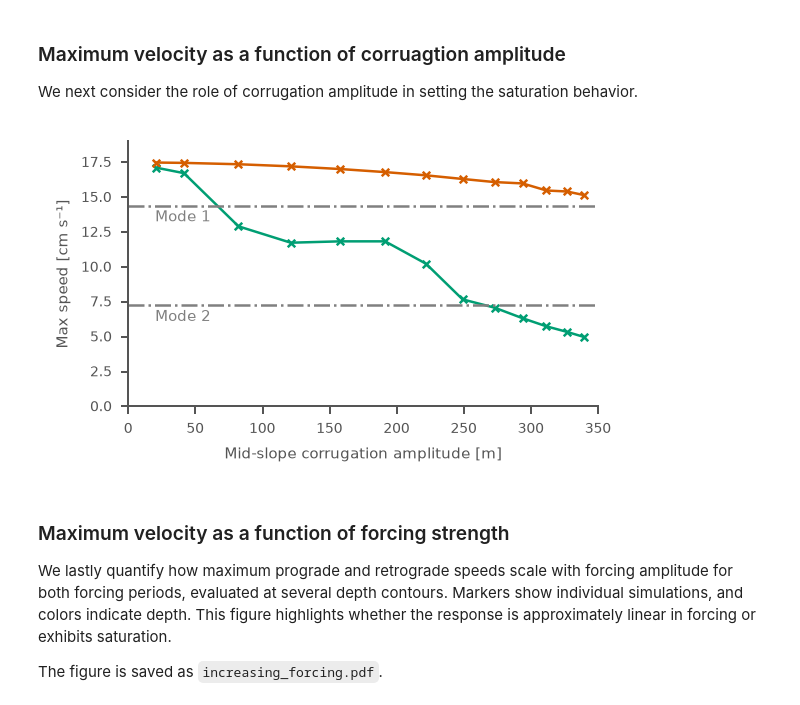
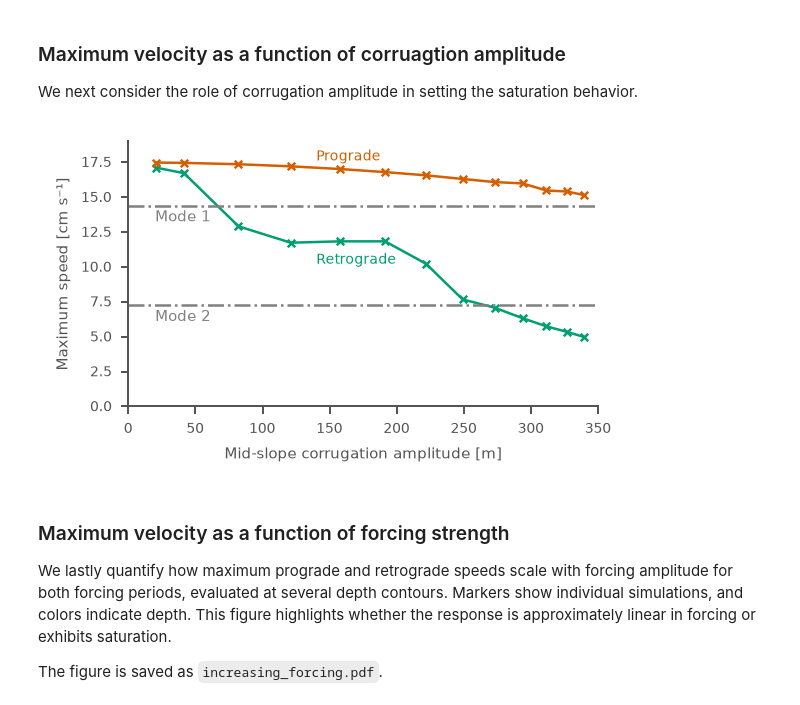
Before and after one commit to alpsjur/temporal-topo-flow, a Jupyter notebook: notebooks/make_figures.ipynb, the cells around one changed output. Saved outputs shown, nothing was run; the diff lists cells and outputs as text; code cells hidden in the pictures.

```diff
--- a/notebooks/make_figures.ipynb
+++ b/notebooks/make_figures.ipynb
@@ -1509,8 +1502,8 @@ cm_a = axd["circ_a"].imshow(
 # Ticks & labels
 axd["circ_a"].set_xticks(np.arange(0, 17, 4))
 axd["circ_a"].set_yticks(np.arange(20, 71, 10))
-axd["circ_a"].set_xlabel("Time [days]", loc="left")
-axd["circ_a"].set_ylabel("y [km]", loc="bottom")
+axd["circ_a"].set_xlabel("Time [days]")
+axd["circ_a"].set_ylabel("y [km]")
 
 # Lines: time-mean (over time) vs Y, and y-mean (over Y) vs time
 for i, term in enumerate(["SS", "BS", "MFC", "TFS"]):
@@ -1558,8 +1551,8 @@ for i, label in enumerate(labels):
     y -= n_lines * line_height + 0.01  # small gap between entries
 
 # Axes labels for side panels
-axd["ymean_a"].set_ylabel("Momentum term [10⁻⁵ m² s⁻²]", loc="top")
-axd["tmean_a"].set_xlabel("Momentum term [10⁻⁵ m² s⁻²]", loc="right")
+axd["ymean_a"].set_ylabel("Momentum term\n[10⁻⁵ m² s⁻²]")
+axd["tmean_a"].set_xlabel("Momentum term\n[10⁻⁵ m² s⁻²]")
 
 
 # --- RIGHT PANEL (cross-slope) -----------------------------------------------------
@@ -1574,7 +1567,7 @@ cm_b = axd["circ_b"].imshow(
 
 axd["circ_b"].set_xticks(np.arange(0, 17, 4))
 axd["circ_b"].set_yticks(np.arange(20, 71, 10))
-axd["circ_b"].set_xlabel("Time [days]", loc="left")
+axd["circ_b"].set_xlabel("Time [days]")
 
 for i, term in enumerate(["SS", "BS", "MFC", "TFS"]):
     if i>1:
@@ -1601,10 +1594,10 @@ cbar = plt.colorbar(cm_a, cax=cax, orientation="vertical")
 cbar.ax.tick_params(direction="in")
 cbar.outline.set_visible(False)
 cbar.ax.yaxis.set_ticks_position("left")
-cax.set_title("Circulation\n[cm s⁻¹]", fontsize=6, loc="right")
+cax.set_title("Circulation\n[cm s⁻¹]", fontsize=6)
 
 # Axes labels for side panels
-axd["tmean_b"].set_xlabel("Momentum term [10⁻⁵ m² s⁻²]", loc="right")
+axd["tmean_b"].set_xlabel("Momentum term\n[10⁻⁵ m² s⁻²]")
 
 # Set x-limits to match momentum ranges
 axd["tmean_a"].set_xlim(-0.27, 0.27)
@@ -1631,5 +1624,5 @@ for sub in ("a", "b"):
 fig.align_labels()
 
 # --- Save --------------------------------------------------------------------
-fig.savefig(figpath + "Ymomentums_nobumps.pdf")
+fig.savefig(figpath + "fig07.pdf")
 # %% [output]
@@ -1791,36 +1784,54 @@ data = xr.open_dataset(datapath+"wave_comparison/arrest_speeds_varying_amplitude
 
 fig, ax = create_figure("single")
 customize_axis(ax)
 
 arrest_long = data.sel(period="long")
 arrest_short = data.sel(period="short")
 
 ax.plot(arrest_long.amplitude, arrest_long.retrograde*1e2, color=colorwheel[1], ls="-")
 ax.scatter(arrest_long.amplitude, arrest_long.retrograde*1e2, color=colorwheel[1], marker="x")
 
 ax.plot(arrest_long.amplitude, arrest_long.prograde*1e2, color=colorwheel[2], ls="-")
 ax.scatter(arrest_long.amplitude, arrest_long.prograde*1e2, color=colorwheel[2], marker="x")
 
 ax.hlines(theoretical_arrest_speed[2], xmin = 0, xmax = 350, color="grey", ls="-.")
 ax.hlines(theoretical_arrest_speed[1], xmin = 0, xmax = 350, color="grey", ls="-.")
 #ax.hlines(np.max(arrest_long.retrograde)*1e2, xmin = 0, xmax = 350, color="grey", ls="-.")
 
 # add text with mode number
 ax.text(20,theoretical_arrest_speed[1]-0.3, "Mode 1", color="gray", ha="left", va="top")
 ax.text(20,theoretical_arrest_speed[2]-0.3, "Mode 2", color="gray", ha="left", va="top")
 #ax.text(350,np.max(arrest_long.retrograde)*1e2+0.3, "Max prograde", color="gray", ha="right")
 
 
 ax.set_ylim(0, 19)
 ax.set_xlim(0, 350)
 
-ax.set_ylabel("Max speed [cm s⁻¹]")
+ax.set_ylabel("Maximum speed [cm s⁻¹]")
 ax.set_xlabel("Mid-slope corrugation amplitude [m]")
 
+#axb.legend(loc="upper right", frameon=False, bbox_to_anchor=(1,1.4))
+labels = ["Retrograde", "Prograde"]
+y_start = 0.58
+line_height = -0.4
+  # adjust this once
+y = y_start
+for label, color in zip(labels, colorwheel[1:]):
+    ax.text(
+        0.4, y,
+        label,
+        color=color,
+        fontsize=5.5,
+        transform=ax.transAxes,
+        ha="left", va="top"
+    )
+    n_lines = label.count("\n") + 1
+    y -= n_lines * line_height + 0.01  # small gap between entries
+
 fig.tight_layout()
-fig.savefig(figpath+"varying_amplitude.pdf", bbox_inches="tight")
+fig.savefig(figpath+"fig10.pdf", bbox_inches="tight")
 # %% [output]
-[figure, old version]
+[figure, new version]
 # %% [markdown]
 ### Maximum velocity as a function of forcing strength
 
```
Also changed, not shown: parts of 16 cells of this notebook.
